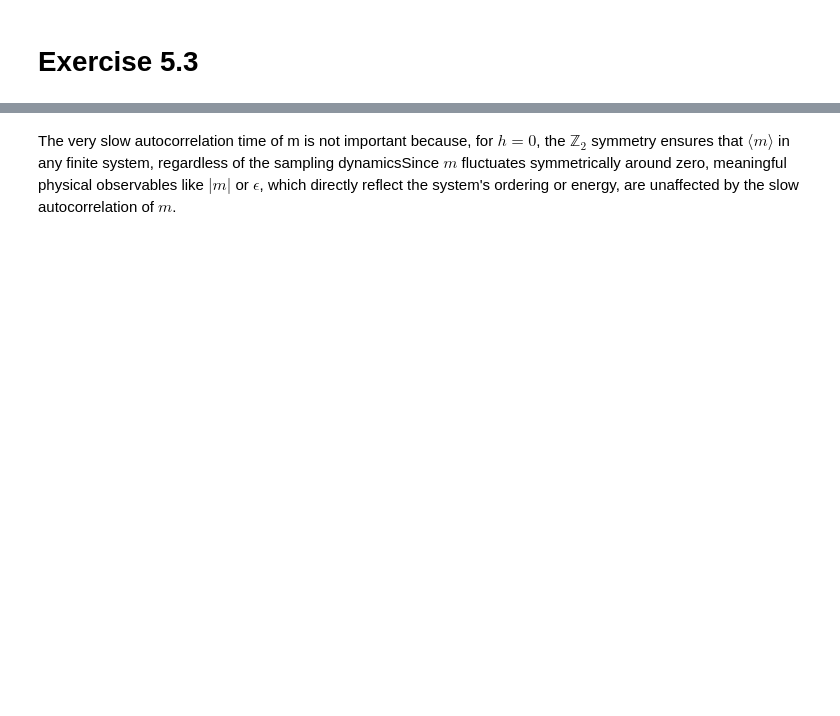
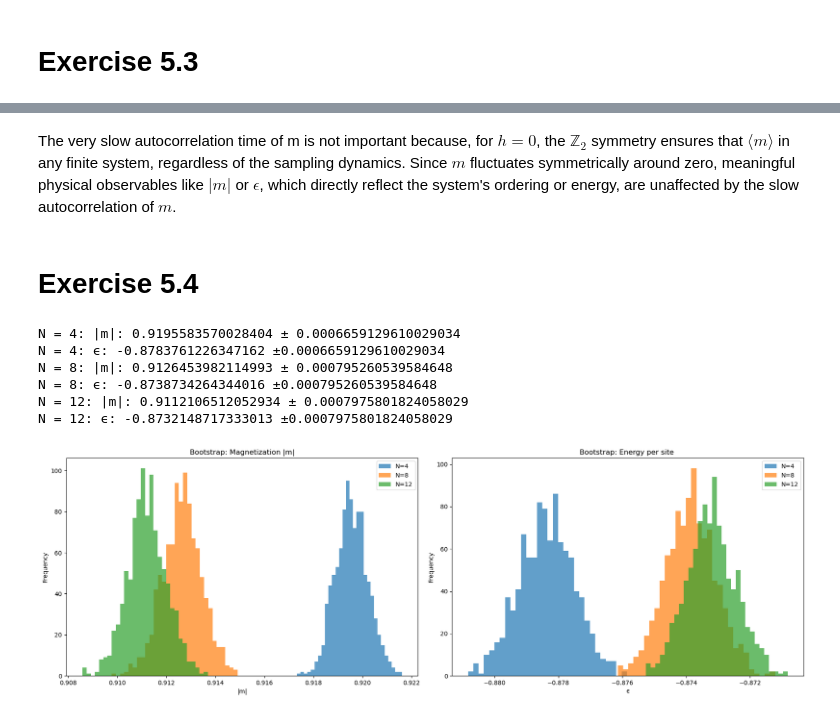
Before and after one commit to mandus24/ComputationalPhysics, a Jupyter notebook: sheet5/sheet5.ipynb, the cells around one changed output, grey strips where cells are left out. Cells and saved outputs as stored; diff of their text form; code cells hidden in the pictures; blank space fills up the shorter version.

```diff
--- a/sheet5/sheet5.ipynb
+++ b/sheet5/sheet5.ipynb
@@ -277,5 +206,63 @@ Autocorrelation times:
 The very slow autocorrelation time of
 m is not important because, for
 $h=0$, the $\mathbb{Z}_{2}$ symmetry ensures that
-$\langle m \rangle$ in any finite system, regardless of the sampling dynamicsSince $m$ fluctuates symmetrically around zero, meaningful physical observables like $|m|$ or $\epsilon$, which directly reflect the system's ordering or energy, are unaffected by the slow autocorrelation of
+$\langle m \rangle$ in any finite system, regardless of the sampling dynamics. Since $m$ fluctuates symmetrically around zero, meaningful physical observables like $|m|$ or $\epsilon$, which directly reflect the system's ordering or energy, are unaffected by the slow autocorrelation of
 $m$.
+# %% [markdown]
+# Exercise 5.4
+# %%
+def bootstrap_analysis(data,auto_time,B):
+    n = len(data)
+    data = data[int(5*auto_time):] # account for thermalization
+    data = data[:n:int(auto_time)] # decimating
+    iid_length = len(data)
+
+    exp_values = []
+    for b in range(B):
+            bootstrap_sample = []
+            for i in range(iid_length):
+                index = np.random.randint(0,iid_length)
+                bootstrap_sample.append(data[index])
+            exp_values.append(np.mean(bootstrap_sample))
+
+    return exp_values
+
+B = 1000
+bootstrap = {}
+for N in Ns:
+     auto_time = max(auto_times[N][1],auto_times[N][2])
+     bootstrap[N] = (bootstrap_analysis(histories[N][1],auto_time,B), bootstrap_analysis(histories[N][2],auto_time,B))
+     print(f"N = {N}: |m|: {np.mean(bootstrap[N][0])} \u00B1 {np.std(bootstrap[N][0])}")
+     print(f"N = {N}: ϵ: {np.mean(bootstrap[N][1])} \u00B1{np.std(bootstrap[N][0])}")
+# %% [output]
+N = 4: |m|: 0.9195583570028404 ± 0.0006659129610029034
+N = 4: ϵ: -0.8783761226347162 ±0.0006659129610029034
+N = 8: |m|: 0.9126453982114993 ± 0.000795260539584648
+N = 8: ϵ: -0.8738734264344016 ±0.000795260539584648
+N = 12: |m|: 0.9112106512052934 ± 0.0007975801824058029
+N = 12: ϵ: -0.8732148717333013 ±0.0007975801824058029
+# %%
+plt.figure(figsize=(18, 6))
+
+# Plot magnetization |m|
+plt.subplot(1, 2, 1)
+for N in Ns:
+    plt.hist(bootstrap[N][0], label=f'N={N}',alpha=0.7,bins=30)
+plt.title('Bootstrap: Magnetization |m|')
+plt.xlabel("|m|")
+plt.ylabel('Frequency')
+plt.legend()
+
+# Plot absolute magnetization ϵ
+plt.subplot(1, 2, 2)
+for N in Ns:
+    plt.hist(bootstrap[N][1], label=f'N={N}',alpha=0.7,bins=30)
+plt.title('Bootstrap: Energy per site ')
+plt.xlabel("ϵ")
+plt.ylabel('Frequency')
+plt.legend()
+
+plt.tight_layout()
+plt.show()
+# %% [output]
+[figure, added]
```
Also changed, not shown: parts of 18 cells of this notebook, 1 other file.
